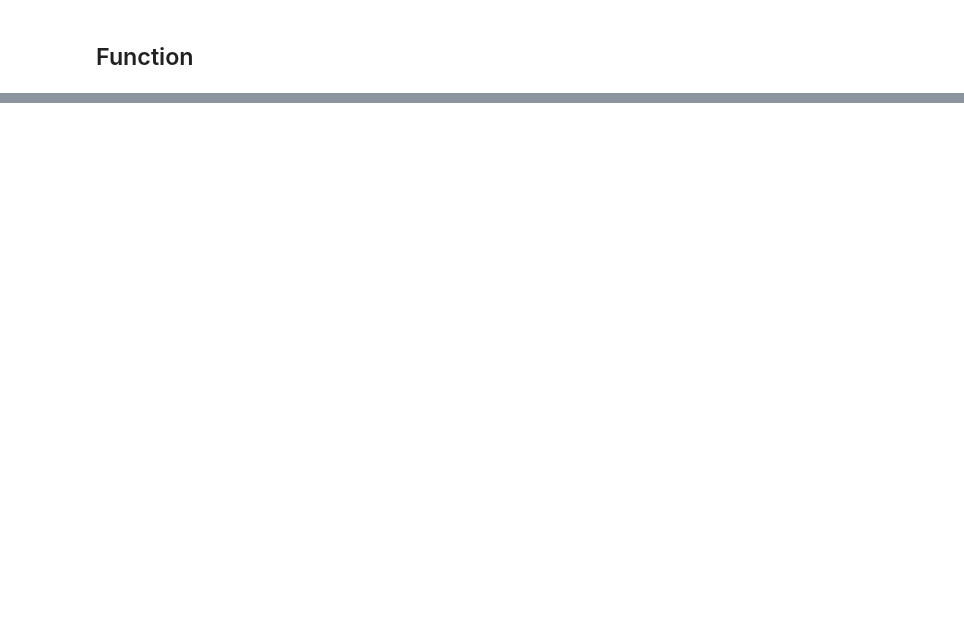
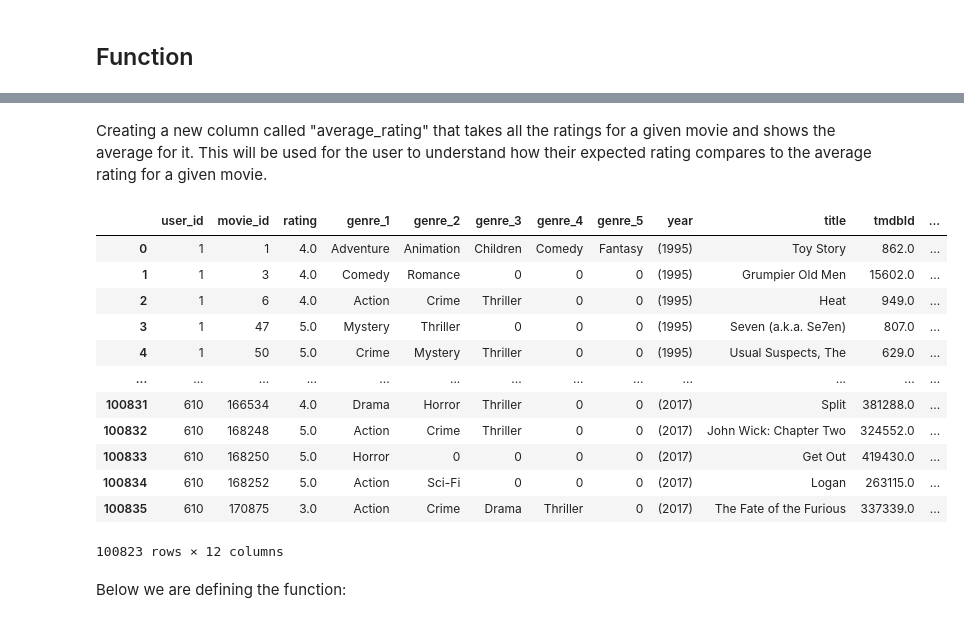
Before and after one commit to stephcia/movie-recommendation-system, a Jupyter notebook: stephanie_cleaning_2.ipynb, the cells around one changed output, grey strips where cells are left out. Saved outputs shown, nothing was run; the diff lists cells and outputs as text; code cells hidden in the pictures; blank space fills up the shorter version.

```diff
--- a/stephanie_cleaning_2.ipynb
+++ b/stephanie_cleaning_2.ipynb
@@ -1006,0 +1065,23 @@ fig.show()
+# %% [markdown]
+Creating a new column called "average_rating" that takes all the ratings for a given movie and shows the average for it. This will be used for the user to understand how their expected rating compares to the average rating for a given movie.
+# %%
+#creating new column
+movie_df['Average_rating'] = movie_df.groupby('movie_id')['rating'].mean()
+#checking the creation of column
+movie_df
+# %% [output]
+|  | user_id | movie_id | rating | genre_1 | genre_2 | genre_3 | genre_4 | genre_5 | year | title | tmdbId | ... |
+| 0 | 1 | 1 | 4.0 | Adventure | Animation | Children | Comedy | Fantasy | (1995) | Toy Story | 862.0 | ... |
+| 1 | 1 | 3 | 4.0 | Comedy | Romance | 0 | 0 | 0 | (1995) | Grumpier Old Men | 15602.0 | ... |
+| 2 | 1 | 6 | 4.0 | Action | Crime | Thriller | 0 | 0 | (1995) | Heat | 949.0 | ... |
+| 3 | 1 | 47 | 5.0 | Mystery | Thriller | 0 | 0 | 0 | (1995) | Seven (a.k.a. Se7en) | 807.0 | ... |
+| 4 | 1 | 50 | 5.0 | Crime | Mystery | Thriller | 0 | 0 | (1995) | Usual Suspects, The | 629.0 | ... |
+| ... | ... | ... | ... | ... | ... | ... | ... | ... | ... | ... | ... | ... |
+| 100831 | 610 | 166534 | 4.0 | Drama | Horror | Thriller | 0 | 0 | (2017) | Split | 381288.0 | ... |
+| 100832 | 610 | 168248 | 5.0 | Action | Crime | Thriller | 0 | 0 | (2017) | John Wick: Chapter Two | 324552.0 | ... |
+| 100833 | 610 | 168250 | 5.0 | Horror | 0 | 0 | 0 | 0 | (2017) | Get Out | 419430.0 | ... |
+| 100834 | 610 | 168252 | 5.0 | Action | Sci-Fi | 0 | 0 | 0 | (2017) | Logan | 263115.0 | ... |
+| 100835 | 610 | 170875 | 3.0 | Action | Crime | Drama | Thriller | 0 | (2017) | The Fate of the Furious | 337339.0 | ... |
+100823 rows × 12 columns
+# %% [markdown]
+Below we are defining the function:
```
Also changed, not shown: parts of 22 cells of this notebook.
